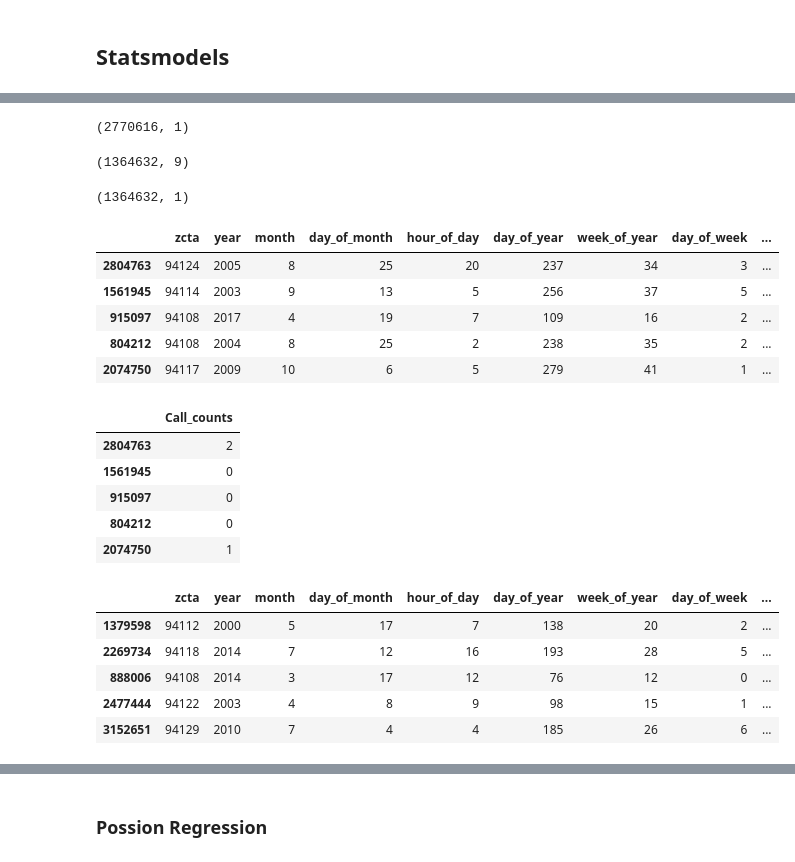
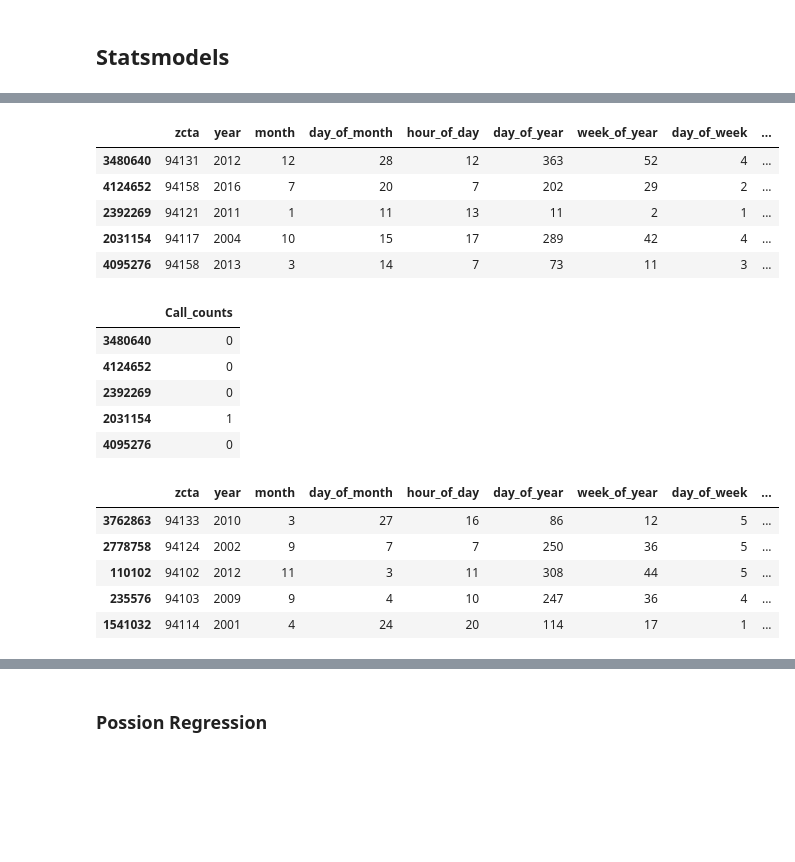
Before and after one commit to jamesypeng/Smarter-Emergency-Dispatch, a Jupyter notebook: 0 - Baseline Model.ipynb, the cells around one changed output, grey strips where cells are left out. Drawn from its saved outputs; the diff is of its cells as text; code cells hidden in the pictures; blank space fills up the shorter version.

```diff
--- a/0 - Baseline Model.ipynb
+++ b/0 - Baseline Model.ipynb
@@ -197,6 +199,9 @@ ems_calls2['year'], ems_calls2['month'],  ems_calls2['day_of_month'], \
 # %% [output]
 Received_DtTm %Y-%m-%d %H:%M:%S
 Extract time features - year, month, day_of_month, hour_of_day, day_of_year, week_of_year
+# %%
+holidays = USFederalHolidayCalendar().holidays(start='2000-01-01', end='2018-01-01')
+ems_calls2['is_holiday'] = ems_calls2['Received_DtTm'].dt.date.astype('datetime64[D]').isin(holidays)
 # %%
 
 ems_calls2.head()
@@ -356,5 +345,7 @@ g.map(plt.hist, "Call_counts", color="steelblue", bins=bins, lw=0)
 # %% [markdown]
 ## Statsmodels
+# %%
+use_dev = False
 # %%
 from sklearn.model_selection import train_test_split
 
@@ -363,24 +354,35 @@ data = ems_calls2.copy()
 data['zcta'] = data['zcta'].astype('category')
 
 X = data[['zcta', 'year','month','day_of_month', 'hour_of_day',
-          'day_of_year', 'week_of_year', 'day_of_week', 'is_weekend']]
+          'day_of_year', 'week_of_year', 'day_of_week', 'is_weekend', 'is_holiday']]
 
 y = data[['Call_counts']]
 
 # split the data into train, dev, and test
-X_train, X_test, y_train, y_test = train_test_split(X, y, test_size=0.33, random_state=100)
+X_train, X_test, y_train, y_test = train_test_split(X, y, test_size=0.2, random_state=1234)
 
-# X_train, X_test, y_train, y_test
-#     = train_test_split(X, y, test_size=0.2, random_state=1)
 
-# X_train, X_val, y_train, y_val
-#     = train_test_split(X_train, y_train, test_size=0.2, random_state=1)
+if use_dev:
+    X_train, X_dev, y_train, y_dev = train_test_split(X_train, y_train, test_size=0.25, random_state=1234)
 
-X_train.shape
-y_train.shape
+print('\n X_train: info')
+X_train.info()
 
-X_test.shape
-y_test.shape
+
+print('\n X_test: info')
+X_test.info()
+
+print('\n y_train: info')
+y_train.info()
+
+print('\n y_test: info')
+y_test.info()
+
+print('\n')
+print(' Shape of X,Y train {} {}'.format(X_train.shape, y_train.shape))
+
+print('\n')
+print(' Shape of X,Y test {} {}'.format(X_test.shape, y_test.shape))
 
 
 X_train.head()
@@ -388,4 +390,15 @@ y_train.head()
 
 X_test.head()
 y_test.head()
+
+
+if use_dev:
+    print('\n X_dev: info')
+    X_dev.info()
+
+    print('\n')
+    print(' Shape of X,Y dev {} {}'.format(X_dev.shape, y_dev.shape))
+
+    X_dev.head()
+    y_dev.head()
 # %% [output]
@@ -393,22 +422,19 @@ y_test.head()
-(2770616, 1)
-(1364632, 9)
-(1364632, 1)
 |  | zcta | year | month | day_of_month | hour_of_day | day_of_year | week_of_year | day_of_week | ... |
-| 2804763 | 94124 | 2005 | 8 | 25 | 20 | 237 | 34 | 3 | ... |
-| 1561945 | 94114 | 2003 | 9 | 13 | 5 | 256 | 37 | 5 | ... |
-| 915097 | 94108 | 2017 | 4 | 19 | 7 | 109 | 16 | 2 | ... |
-| 804212 | 94108 | 2004 | 8 | 25 | 2 | 238 | 35 | 2 | ... |
-| 2074750 | 94117 | 2009 | 10 | 6 | 5 | 279 | 41 | 1 | ... |
+| 3480640 | 94131 | 2012 | 12 | 28 | 12 | 363 | 52 | 4 | ... |
+| 4124652 | 94158 | 2016 | 7 | 20 | 7 | 202 | 29 | 2 | ... |
+| 2392269 | 94121 | 2011 | 1 | 11 | 13 | 11 | 2 | 1 | ... |
+| 2031154 | 94117 | 2004 | 10 | 15 | 17 | 289 | 42 | 4 | ... |
+| 4095276 | 94158 | 2013 | 3 | 14 | 7 | 73 | 11 | 3 | ... |
 |  | Call_counts |
-| 2804763 | 2 |
-| 1561945 | 0 |
-| 915097 | 0 |
-| 804212 | 0 |
-| 2074750 | 1 |
+| 3480640 | 0 |
+| 4124652 | 0 |
+| 2392269 | 0 |
+| 2031154 | 1 |
+| 4095276 | 0 |
 |  | zcta | year | month | day_of_month | hour_of_day | day_of_year | week_of_year | day_of_week | ... |
-| 1379598 | 94112 | 2000 | 5 | 17 | 7 | 138 | 20 | 2 | ... |
-| 2269734 | 94118 | 2014 | 7 | 12 | 16 | 193 | 28 | 5 | ... |
-| 888006 | 94108 | 2014 | 3 | 17 | 12 | 76 | 12 | 0 | ... |
-| 2477444 | 94122 | 2003 | 4 | 8 | 9 | 98 | 15 | 1 | ... |
-| 3152651 | 94129 | 2010 | 7 | 4 | 4 | 185 | 26 | 6 | ... |
+| 3762863 | 94133 | 2010 | 3 | 27 | 16 | 86 | 12 | 5 | ... |
+| 2778758 | 94124 | 2002 | 9 | 7 | 7 | 250 | 36 | 5 | ... |
+| 110102 | 94102 | 2012 | 11 | 3 | 11 | 308 | 44 | 5 | ... |
+| 235576 | 94103 | 2009 | 9 | 4 | 10 | 247 | 36 | 4 | ... |
+| 1541032 | 94114 | 2001 | 4 | 24 | 20 | 114 | 17 | 1 | ... |
 |  | Call_counts |
```
Also changed, not shown: parts of 30 cells of this notebook.
